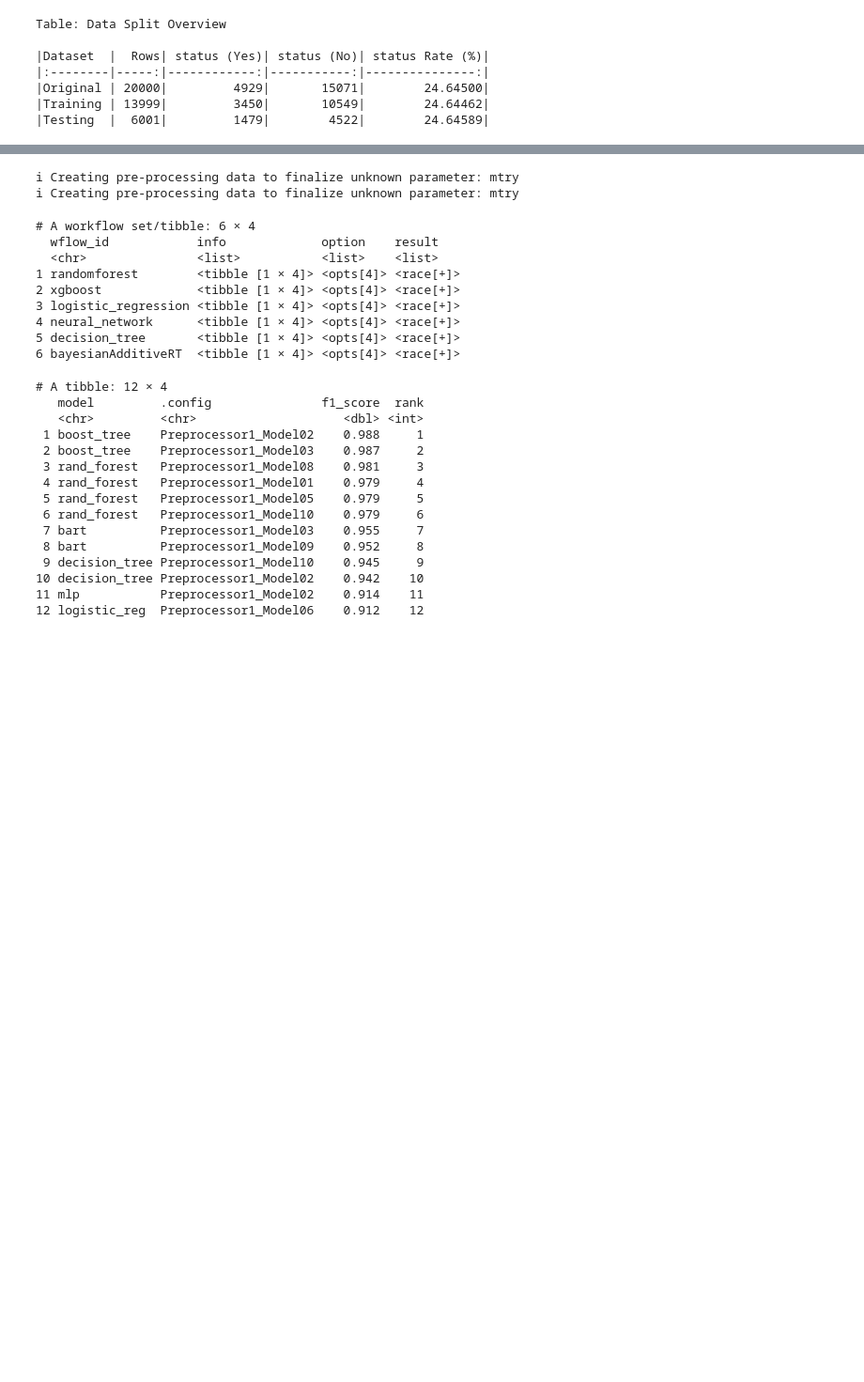
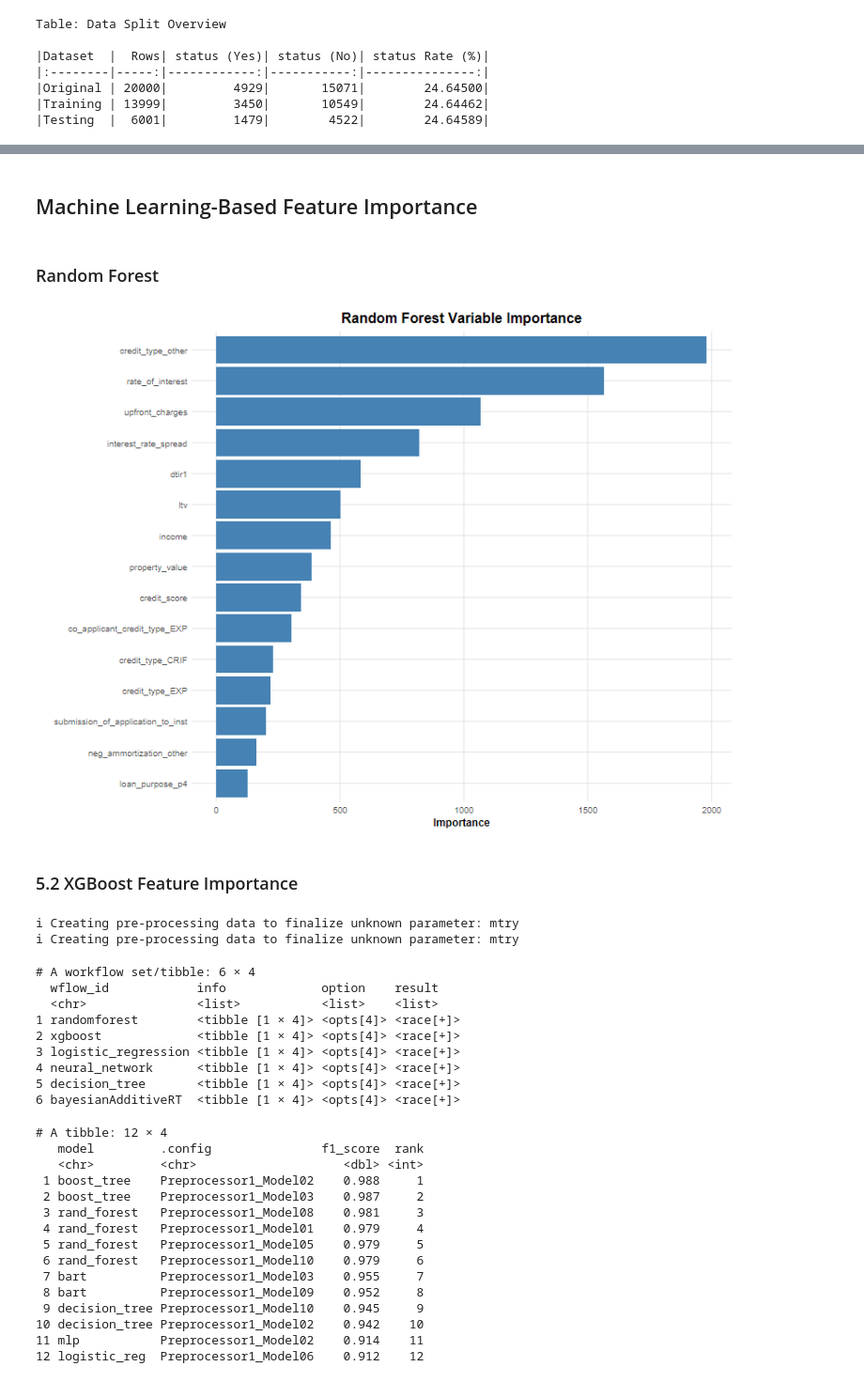
Before and after one commit to Chrisolande/Loan-Default, a Jupyter notebook: loan_data.ipynb, the cells around one changed output, grey strips where cells are left out. Shown at 94% size. Saved outputs shown, nothing was run; the diff lists cells and outputs as text; code cells hidden in the pictures; blank space fills up the shorter version.

Commit message:
Perform Random Forest Feature Importance

```diff
--- a/loan_data.ipynb
+++ b/loan_data.ipynb
@@ -1113,4 +995,31 @@ $ status                            <fct> No, No, No, No, No, No, No, No, No, No
 Number of predictors after preprocessing: 29
+# %% [markdown]
+## Machine Learning-Based Feature Importance
+# %% [markdown]
+### Random Forest
+# %%
+library(vip)
+set.seed(42)
+
+# Set up a random forest model
+rf_model <- rand_forest() %>%
+  set_engine("randomForest") %>%
+  set_mode("classification")
+
+rf_wflow <- workflow() %>%
+  add_recipe(loan_recipe) %>%
+  add_model(rf_model)
+
+rf_wflow %>%
+  fit(data = loan_train) -> rf_fit
+
+fitted_rf <- extract_fit_parsnip(rf_fit)
+vip(fitted_rf, num_features = 15, geom = "col", aesthetics = list(fill = "steelblue")) +
+  labs(title = "Random Forest Variable Importance")
+# %% [output]
+[figure, added]
+# %% [markdown]
+### 5.2 XGBoost Feature Importance
 # %%
 rf_spec <- rand_forest(
   mtry = tune(),
```
Also changed, not shown: parts of 6 cells of this notebook.
